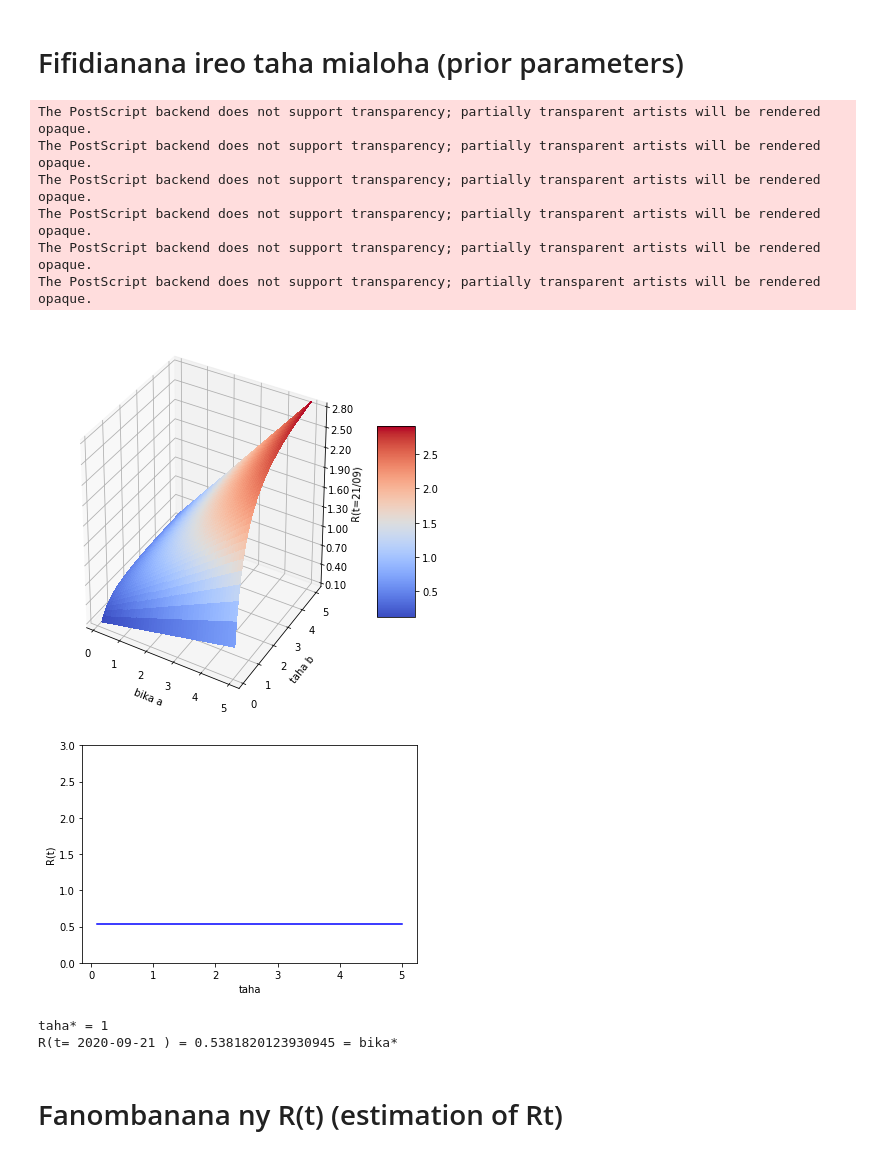
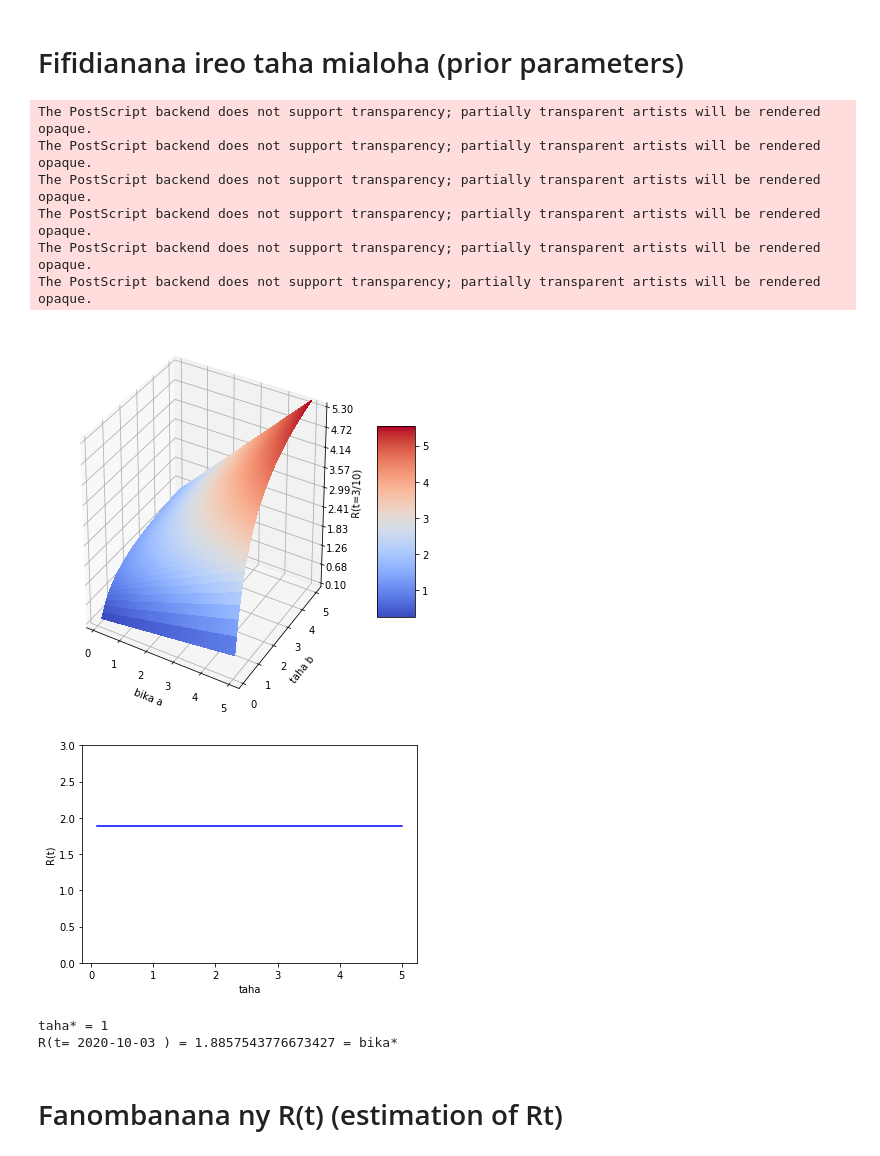
Before and after one commit to tabilaocov/ady_cov, a Jupyter notebook: scr/modely_RP/R_boeny.ipynb, the cells around one changed output. Cells and saved outputs as stored; diff of their text form; code cells hidden in the pictures.

```diff
--- a/scr/modely_RP/R_boeny.ipynb
+++ b/scr/modely_RP/R_boeny.ipynb
@@ -156,8 +156,8 @@ Ivaoboe = tilyvoaboe['Voatomb']
 
 dIvao = pd.DataFrame(data =Ivaoboe)
 
-daty_data_manom = datetime.date(2020,8,21)
-daty_data_mifar = datetime.date(2020,9,21)
+daty_data_manom = datetime.date(2020,9,3)
+daty_data_mifar = datetime.date(2020,10,3)
 
 datyt = daty_data_mifar
 
@@ -275,37 +275,37 @@ ax = fig.gca(projection='3d')
 
 # Make data.
 X = np.linspace(0.1,5,100)
 Y = np.linspace(0.1,5,100)
 X, Y = np.meshgrid(X, Y)
 Z = func_sh(datyab)(X)*func_sc(datyab)(Y)
 W = X*Y
 # Plot the surface.
 surf = ax.plot_surface(X, Y, Z, cmap=cm.coolwarm,
                        linewidth=0, antialiased=False)
 #surf = ax.plot_surface(X, Y, W, cmap=cm.coolwarm,
  #                      linewidth=0, antialiased=False)
 
 # Customize the z axis.
-ax.set_zlim(0.1, 2.8)
+ax.set_zlim(0.1, 5.3)
 ax.zaxis.set_major_locator(LinearLocator(10))
 ax.zaxis.set_major_formatter(FormatStrFormatter('%.02f'))
 
-ax.set(xlabel ='bika a', ylabel = "taha b", zlabel = 'R(t=21/09)')
+ax.set(xlabel ='bika a', ylabel = "taha b", zlabel = 'R(t=3/10)')
 
 # Add a color bar which maps values to colors.
 fig.colorbar(surf, shrink=0.5, aspect=5)
 
-plt.savefig(path_to_save+'Rt219_boe.eps')
+plt.savefig(path_to_save+'Rt310_boe.eps')
 
 plt.show()
 # %% [output]
 The PostScript backend does not support transparency; partially transparent artists will be rendered opaque.
 The PostScript backend does not support transparency; partially transparent artists will be rendered opaque.
 The PostScript backend does not support transparency; partially transparent artists will be rendered opaque.
 The PostScript backend does not support transparency; partially transparent artists will be rendered opaque.
 The PostScript backend does not support transparency; partially transparent artists will be rendered opaque.
 The PostScript backend does not support transparency; partially transparent artists will be rendered opaque.
-[figure, old version]
+[figure, new version]
 # %%
 # R(t) when equality between the prior and the posterior
 
@@ -328,9 +328,9 @@ plt.show()
 print('taha* = 1')
 print('R(t=',datyab,') =', funcsh_inv(datyab)(1/func_sc(datyab)(1)), '= bika*')
 # %% [output]
-[figure, old version]
+[figure, new version]
 taha* = 1
-R(t= 2020-09-21 ) = 0.5381820123930945 = bika*
+R(t= 2020-10-03 ) = 1.8857543776673427 = bika*
 # %% [markdown]
 # Fanombanana ny R(t) (estimation of Rt)
 # %% [markdown]
```
Also changed, not shown: parts of 7 cells of this notebook.
